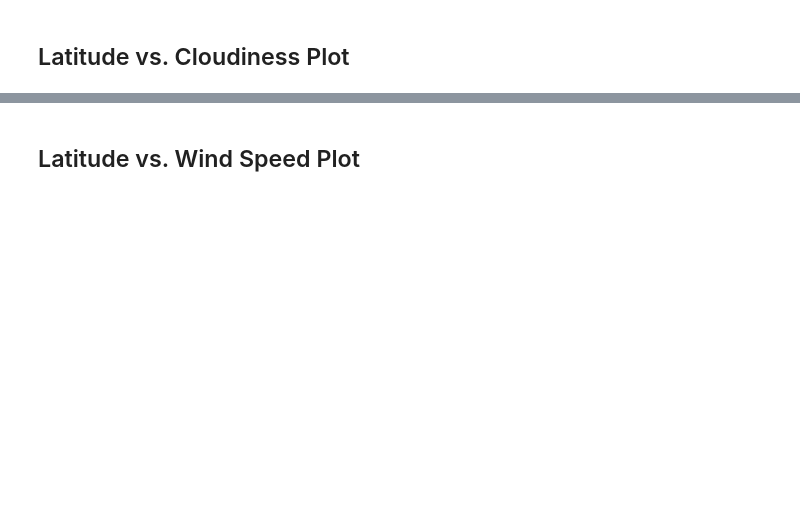
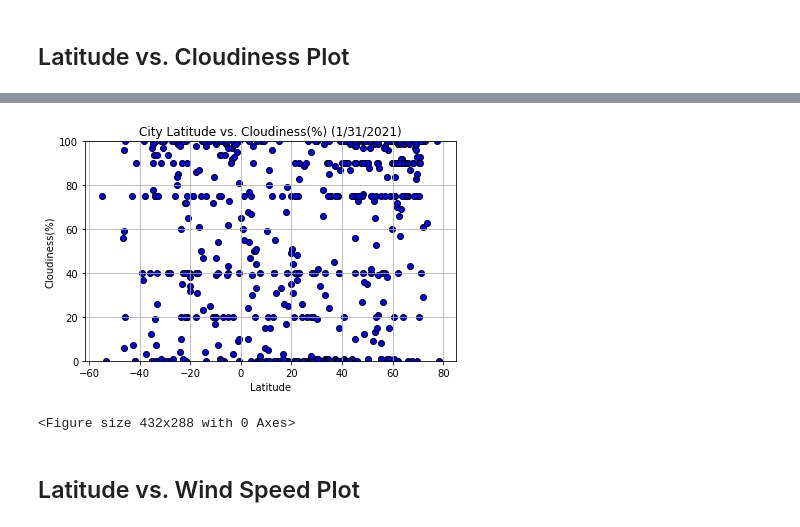
Before and after one commit to alexmartinez1745/Python-Api-Challenge, a Jupyter notebook: WeatherPy/WeatherPy.ipynb, the cells around one changed output, grey strips where cells are left out. Saved outputs shown, nothing was run; the diff lists cells and outputs as text; code cells hidden in the pictures; blank space fills up the shorter version.

```diff
--- a/WeatherPy/WeatherPy.ipynb
+++ b/WeatherPy/WeatherPy.ipynb
@@ -227,2 +232,26 @@ plt.show()
+# %%
+# Add in x and y values from cities Dataframe
+x_values = cities_df['Lat']
+y_values = cities_df['Cloudiness']
+
+# Create scatter plot for lat vs. cloudiness
+plt.scatter(x_values, y_values, color='blue', edgecolors='black')
+
+# Set labels and limits for scatter
+plt.title('City Latitude vs. Cloudiness(%) (1/31/2021)')
+plt.xlabel('Latitude')
+plt.ylabel('Cloudiness(%)')
+plt.grid()
+plt.ylim(0, 100)
+
+# Display scatter plot
+plt.tight_layout()
+plt.show()
+
+# Save plot in output_data
+plt.savefig('../output_data/Lat_vs_Cloudiness.png')
+# %% [output]
+[figure, added]
+<Figure size 432x288 with 0 Axes>
 # %% [markdown]
 ## Latitude vs. Wind Speed Plot
```
Also changed, not shown: parts of 5 cells of this notebook, 4 other files.
